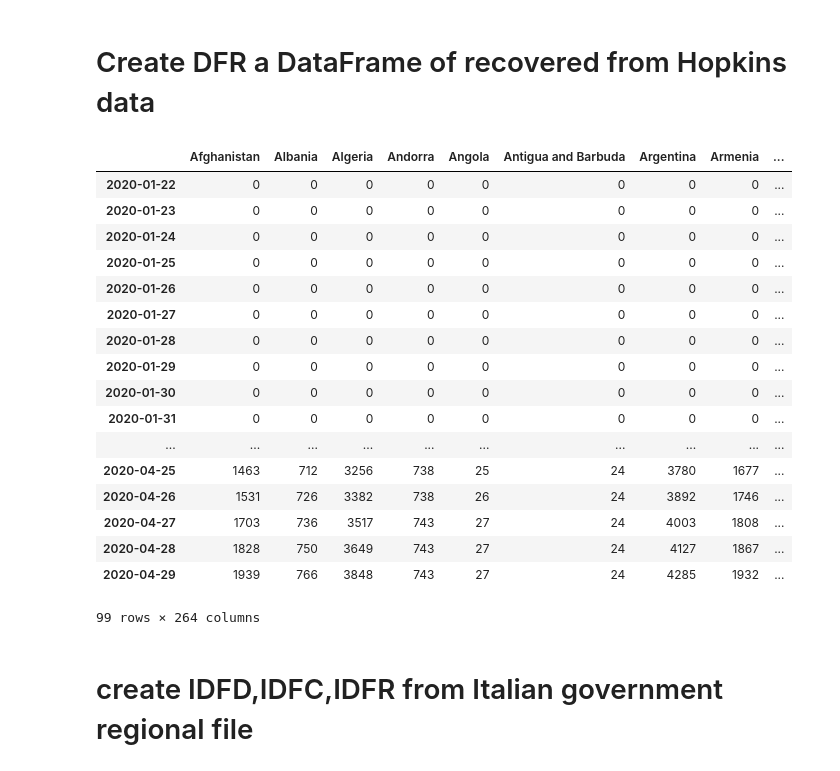
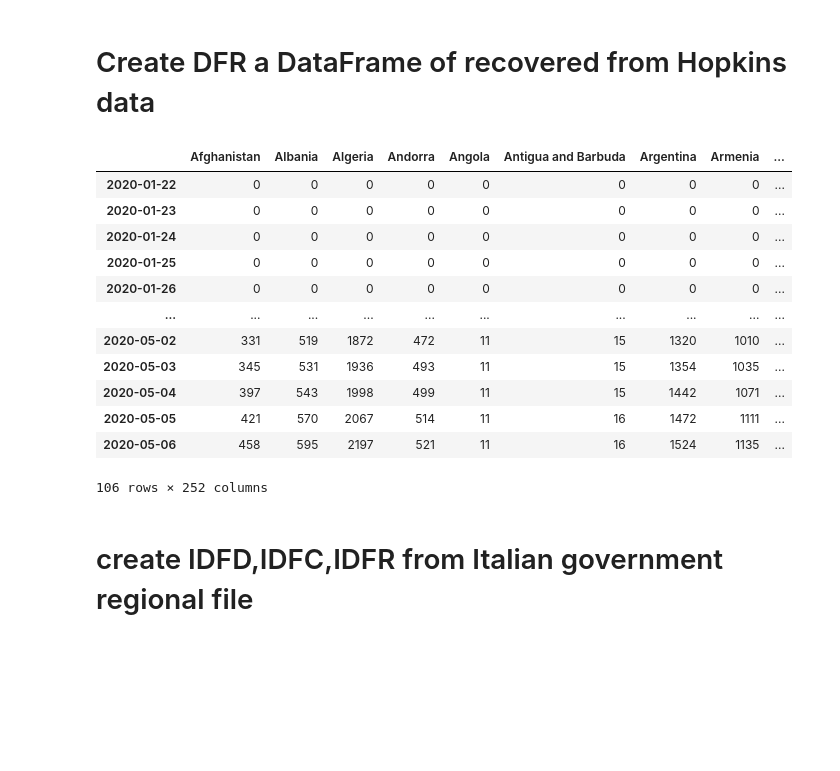
Before and after one commit to Muhibu/Spatial_Analysis_COVID-19, a Jupyter notebook: COVIDintern.ipynb, the cells around one changed output. Saved outputs shown, nothing was run; the diff lists cells and outputs as text; code cells hidden in the pictures; blank space fills up the shorter version.

```diff
--- a/COVIDintern.ipynb
+++ b/COVIDintern.ipynb
@@ -92,37 +82,32 @@ dfc
 # %% [markdown]
 # Create DFR a DataFrame of recovered from Hopkins data
 # %%
-covid=pd.read_csv('https://raw.githubusercontent.com/CSSEGISandData/COVID-19/master/csse_covid_19_data/csse_covid_19_time_series/time_series_covid19_confirmed_global.csv')
+covid=pd.read_csv('https://raw.githubusercontent.com/CSSEGISandData/COVID-19/master/csse_covid_19_data/csse_covid_19_time_series/time_series_covid19_recovered_global.csv')
 #print(covid)
 
 # =========Convert data from github into a dataframe with dates as index and countries/province as column names
-dfc=covid.T # transpose covid dataframe into df dataframe
+dfr=covid.T # transpose covid dataframe into df dataframe
 countries=list(covid['Country/Region']) # create a list 'countries' of countries from the column 'Country/Region' in covid
 province=list(covid['Province/State']) # create a list of 'province' from the column 'Province/State' in covid
 colnames= [i if str(j)=='nan' else i+'/'+j  for i, j in zip(countries, province)] # create a list by concatenating countries names and "/" and province names
-dfc.columns= colnames # Set new column names to df dataframe
-dfc=dfc.drop(dfc.index[[0,1,2,3]]) # remove the first 4 lines of df with country, province, lat,long
-dfc.index=pd.to_datetime(dfd.index, format='%m/%d/%y') # set new index with date as datetime64[ns] format
-dfc
+dfr.columns= colnames # Set new column names to df dataframe
+dfr=dfr.drop(dfr.index[[0,1,2,3]]) # remove the first 4 lines of df with country, province, lat,long
+dfr.index=pd.to_datetime(dfd.index, format='%m/%d/%y') # set new index with date as datetime64[ns] format
+dfr
 # %% [output]
 |  | Afghanistan | Albania | Algeria | Andorra | Angola | Antigua and Barbuda | Argentina | Armenia | ... |
 | 2020-01-22 | 0 | 0 | 0 | 0 | 0 | 0 | 0 | 0 | ... |
 | 2020-01-23 | 0 | 0 | 0 | 0 | 0 | 0 | 0 | 0 | ... |
 | 2020-01-24 | 0 | 0 | 0 | 0 | 0 | 0 | 0 | 0 | ... |
 | 2020-01-25 | 0 | 0 | 0 | 0 | 0 | 0 | 0 | 0 | ... |
 | 2020-01-26 | 0 | 0 | 0 | 0 | 0 | 0 | 0 | 0 | ... |
-| 2020-01-27 | 0 | 0 | 0 | 0 | 0 | 0 | 0 | 0 | ... |
-| 2020-01-28 | 0 | 0 | 0 | 0 | 0 | 0 | 0 | 0 | ... |
-| 2020-01-29 | 0 | 0 | 0 | 0 | 0 | 0 | 0 | 0 | ... |
-| 2020-01-30 | 0 | 0 | 0 | 0 | 0 | 0 | 0 | 0 | ... |
-| 2020-01-31 | 0 | 0 | 0 | 0 | 0 | 0 | 0 | 0 | ... |
 | ... | ... | ... | ... | ... | ... | ... | ... | ... | ... |
-| 2020-04-25 | 1463 | 712 | 3256 | 738 | 25 | 24 | 3780 | 1677 | ... |
-| 2020-04-26 | 1531 | 726 | 3382 | 738 | 26 | 24 | 3892 | 1746 | ... |
-| 2020-04-27 | 1703 | 736 | 3517 | 743 | 27 | 24 | 4003 | 1808 | ... |
-| 2020-04-28 | 1828 | 750 | 3649 | 743 | 27 | 24 | 4127 | 1867 | ... |
-| 2020-04-29 | 1939 | 766 | 3848 | 743 | 27 | 24 | 4285 | 1932 | ... |
+| 2020-05-02 | 331 | 519 | 1872 | 472 | 11 | 15 | 1320 | 1010 | ... |
+| 2020-05-03 | 345 | 531 | 1936 | 493 | 11 | 15 | 1354 | 1035 | ... |
+| 2020-05-04 | 397 | 543 | 1998 | 499 | 11 | 15 | 1442 | 1071 | ... |
+| 2020-05-05 | 421 | 570 | 2067 | 514 | 11 | 16 | 1472 | 1111 | ... |
+| 2020-05-06 | 458 | 595 | 2197 | 521 | 11 | 16 | 1524 | 1135 | ... |
-99 rows × 264 columns
+106 rows × 252 columns
 # %% [markdown]
 # create IDFD,IDFC,IDFR from Italian government regional file
 # %% [markdown]
```
Also changed, not shown: parts of 47 cells of this notebook, 1 other file.
